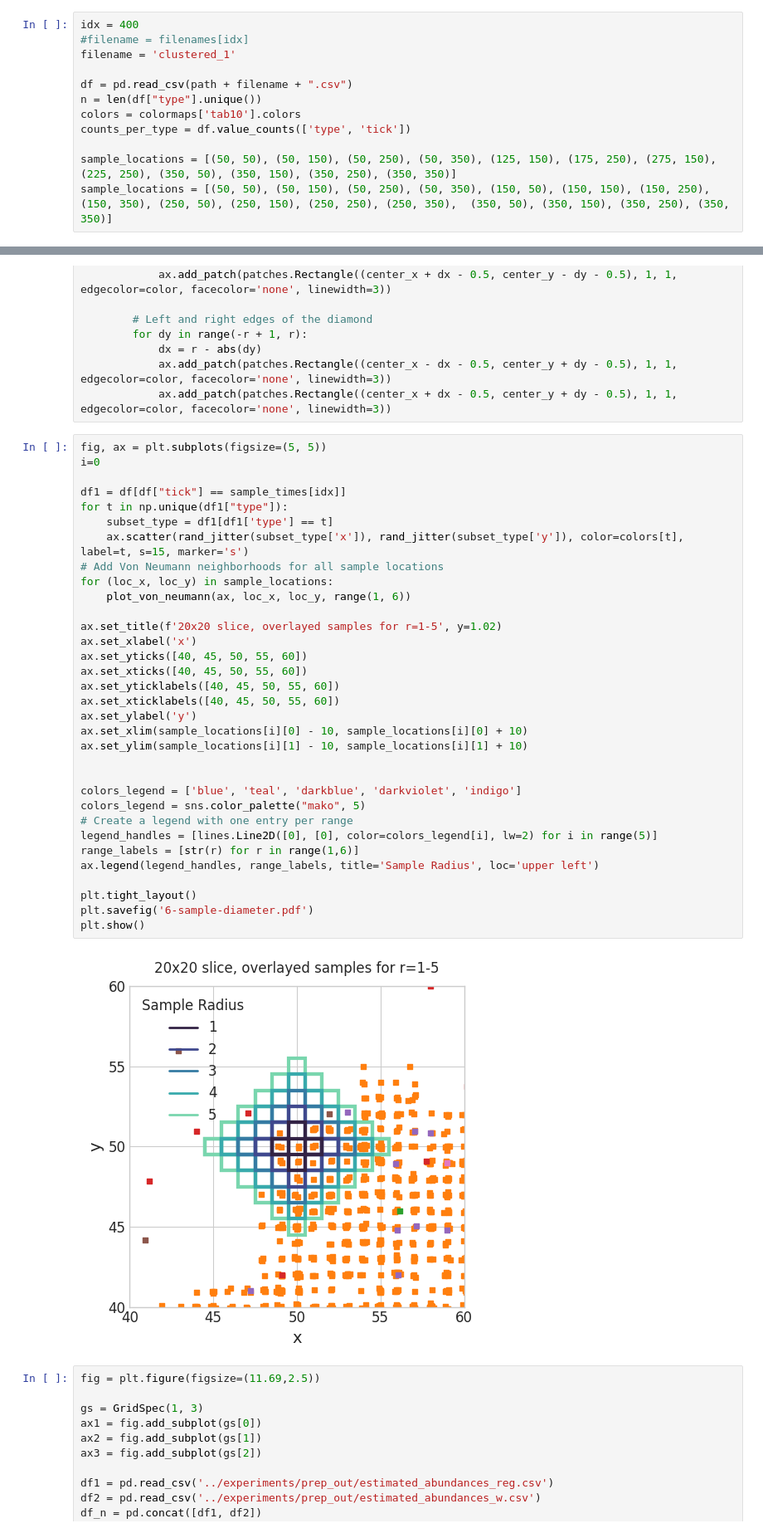
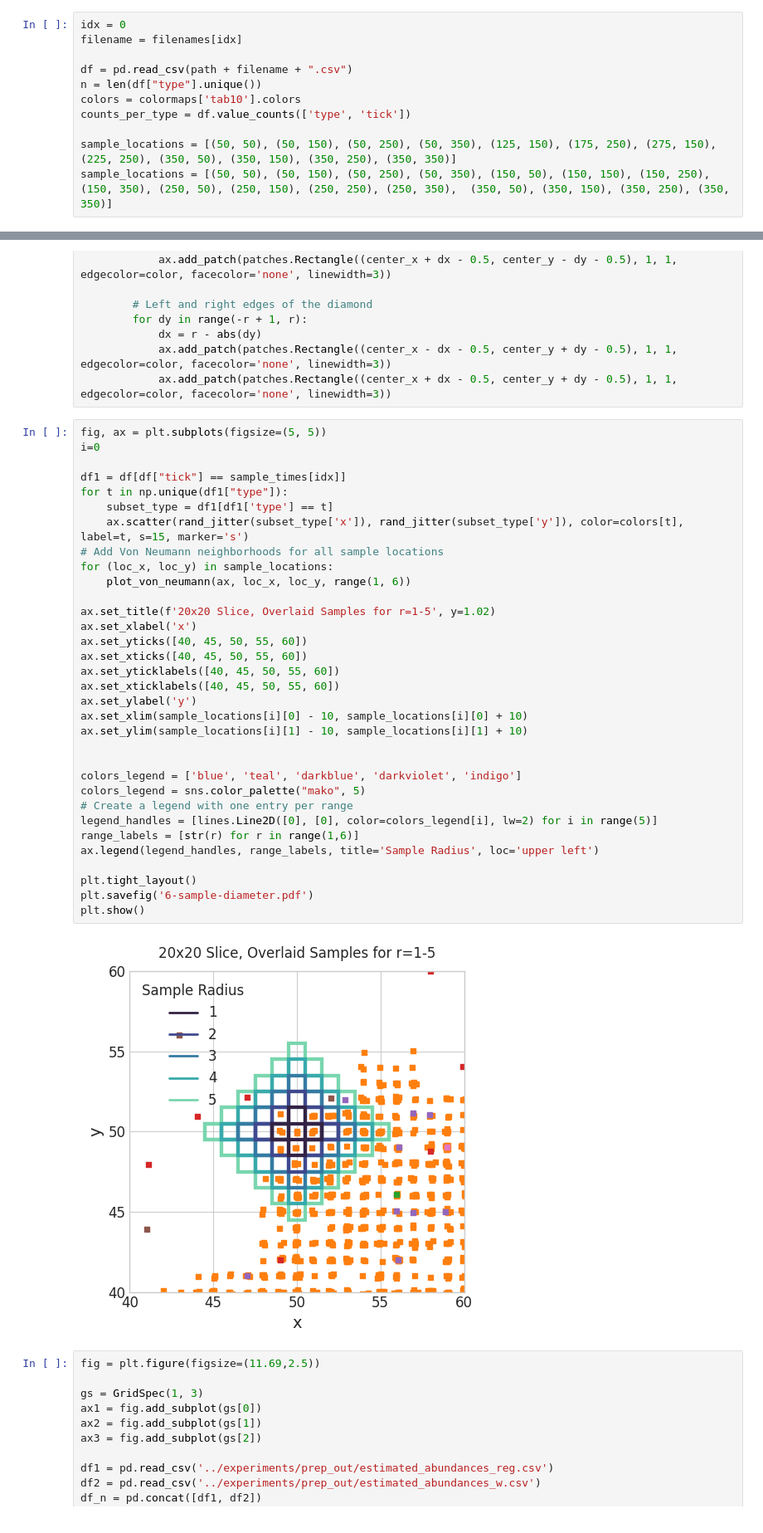
Before and after one commit to timovdk/BLOSSOM, a Jupyter notebook: figures/6-discussion_viz.ipynb, the cells around one changed output, grey strips where cells are left out. Shown at 83% size. Saved outputs shown, nothing was run; the diff lists cells and outputs as text.

```diff
--- a/figures/6-discussion_viz.ipynb
+++ b/figures/6-discussion_viz.ipynb
@@ -34,9 +34,8 @@ def rand_jitter(arr):
         return arr + np.random.randn(len(arr)) * stdev
     return arr
 # %%
-idx = 400
-#filename = filenames[idx]
-filename = 'clustered_1'
+idx = 0
+filename = filenames[idx]
 
 df = pd.read_csv(path + filename + ".csv")
 n = len(df["type"].unique())
@@ -75,35 +74,35 @@ i=0
 
 df1 = df[df["tick"] == sample_times[idx]]
 for t in np.unique(df1["type"]):
     subset_type = df1[df1['type'] == t]
     ax.scatter(rand_jitter(subset_type['x']), rand_jitter(subset_type['y']), color=colors[t], label=t, s=15, marker='s')
 # Add Von Neumann neighborhoods for all sample locations
 for (loc_x, loc_y) in sample_locations:
     plot_von_neumann(ax, loc_x, loc_y, range(1, 6))
 
-ax.set_title(f'20x20 slice, overlayed samples for r=1-5', y=1.02)
+ax.set_title(f'20x20 Slice, Overlaid Samples for r=1-5', y=1.02)
 ax.set_xlabel('x')
 ax.set_yticks([40, 45, 50, 55, 60])
 ax.set_xticks([40, 45, 50, 55, 60])
 ax.set_yticklabels([40, 45, 50, 55, 60])
 ax.set_xticklabels([40, 45, 50, 55, 60])
 ax.set_ylabel('y')
 ax.set_xlim(sample_locations[i][0] - 10, sample_locations[i][0] + 10)
 ax.set_ylim(sample_locations[i][1] - 10, sample_locations[i][1] + 10)
 
 
 colors_legend = ['blue', 'teal', 'darkblue', 'darkviolet', 'indigo']
 colors_legend = sns.color_palette("mako", 5)
 # Create a legend with one entry per range
 legend_handles = [lines.Line2D([0], [0], color=colors_legend[i], lw=2) for i in range(5)]
 range_labels = [str(r) for r in range(1,6)]
 ax.legend(legend_handles, range_labels, title='Sample Radius', loc='upper left')
 
 plt.tight_layout()
 plt.savefig('6-sample-diameter.pdf')
 plt.show()
 # %% [output]
-[figure, old version]
+[figure, new version]
 # %%
 fig = plt.figure(figsize=(11.69,2.5))
 
```
Also changed, not shown: parts of 2 cells of this notebook, 9 other files.
